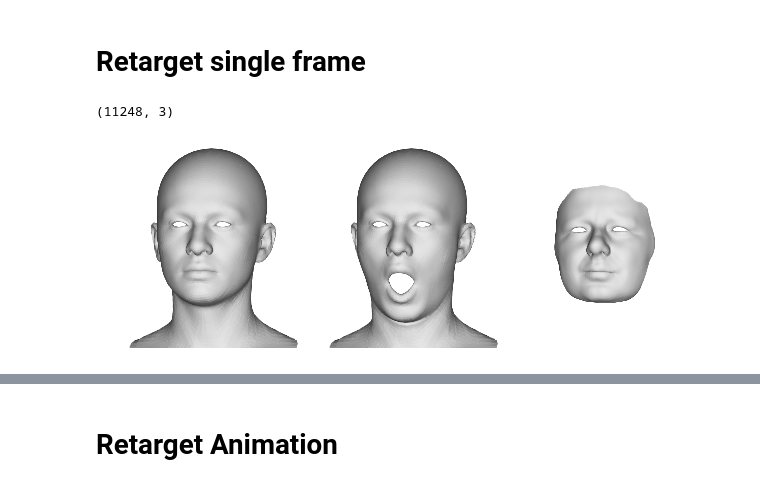
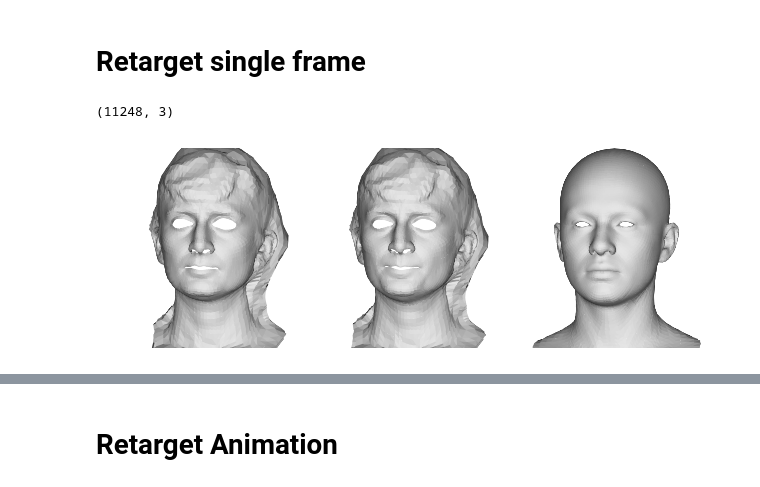
Before and after one commit to chacorp/PDB, a Jupyter notebook: notebook/NFS_inference.ipynb, the cells around one changed output, grey strips where cells are left out. Cells and saved outputs as stored; diff of their text form; code cells hidden in the pictures.

```diff
--- a/notebook/NFS_inference.ipynb
+++ b/notebook/NFS_inference.ipynb
@@ -71,42 +75,102 @@ ict_tri = ict_face_model.get_mesh()
 
 ## flame
 flame_tri = trimesh.load(f'{__abs_path__}/test-mesh/flame_final_transformed.obj', process=False, maintain_order=True)
+
+## head mesh
+flame_tri = trimesh.load(f'{__abs_path__}/test-mesh/head-reference.obj', process=False, maintain_order=True)
+flame_tri.vertices = flame_tri.vertices*0.092 + np.array([0,-0.18,0])
+
+## mf
+with open(f"/data/sihun/pca/multiface_align/mf_templates.pkl",'rb') as f:
+    mesh = pickle.load(f)
+mesh_list = [idname for idname in mesh.keys() if idname!='face']
+# mesh_v = mesh[mesh_list[-1]]
+# mesh_v = mesh[mesh_list[2]]
+mesh_v = mesh[mesh_list[-2]]
+# mesh_v = mesh[mesh_list[0]]
+mf_tri=trimesh.Trimesh(vertices=mesh_v,faces=mesh['face'])
+mesh_v = mesh[mesh_list[-1]]
+mf_tri_test=trimesh.Trimesh(vertices=mesh_v,faces=mesh['face'])
 
 BIWI_SELECT_MESH=0
 # BIWI_SELECT_MESH=12
 biwi_trimesh = trimesh.load(f'{__abs_path__}/test-mesh/BIWI.ply')
 with open(f'{__abs_path__}/test-mesh/biwi_templates.pkl', 'rb') as f:
     mesh = pickle.load(f)
 mesh_list = [idname for idname in mesh.keys() if idname!='face']
 mesh_v = mesh[mesh_list[BIWI_SELECT_MESH]]
 m_align = np.load(f'{__abs_path__}/utils/biwi/align.npy')
 mesh_v = np.concatenate((mesh_v,np.ones((mesh_v.shape[0],1))), axis=1) @ m_align.T
 biwi_trimesh.vertices=mesh_v
 
+
 ## ICT random expression
 bs_coeff = np.eye(53)[26]
-vertices = torch.from_numpy(ict_tri.vertices + ict_face_model.get_exp_disp(bs_coeff))
-src_mesh = ict_tri
 
-#tgt_mesh = flame_tri
-tgt_mesh = biwi_trimesh
+## ICT load animation capture
+# vertices = torch.from_numpy(ict_tri.vertices + ict_face_model.get_exp_disp(bs_coeff))
+# paths_GT = sorted(glob('/source/sihun/NeuralFacialAnimation/eval_CBD/GT-ict-cap_test-to-ict-cap_test_00/*.npy'))
+# paths_GT = sorted(glob('/source/sihun/NeuralFacialAnimation/eval_CBD/GT-ict-cap_test-to-ict-cap_test_01/*.npy'))
+# vertices = np.stack([np.load(npy_path).squeeze() for npy_path in paths_GT])
+# src_mesh.vertices=vertices[0]
+
+# anim_coeffs = np.load('/source/sihun/NeuralFacialAnimation/_cap/20240318_MySlate_922_exp_coeffs.npy')
+# # anim_coeffs = np.load('/source/sihun/NeuralFacialAnimation/_cap/20240325_MySlate_924_exp_coeffs.npy')
+# vertices = np.stack([
+#     ict_tri.vertices+ict_face_model.get_exp_disp(anim_coeff).squeeze() for anim_coeff in anim_coeffs
+# ])
+# print(f"animation length: {vertices.shape[0]}")
+
+# src_mesh = ict_tri
+
+# # tgt_mesh = flame_tri
+# tgt_mesh = mf_tri_test
+
+
+
+paths_GT = sorted(glob.glob('/source/sihun/NeuralFacialAnimation/eval_CBD/GT-mf_ROM_test-to-mf_ROM_test/*.npy'))
+src_mesh=mf_tri_test
+# vertices = np.load(paths_GT[6638]).squeeze()[None]
+vertices = np.stack([np.load(npy_path).squeeze() for npy_path in paths_GT])
+# # vertices=vertices[6000:7000]
+# # vertices = np.load(paths_GT[8404]).squeeze()
+tgt_mesh = ict_tri
+
+
+# # tgt_scale = 0.6
+# # tgt_trns  = np.array([0,0.05,0])
+# tgt_scale = 1.0
+# tgt_trns  = np.array([0,0.1,0])
+
+
+# tgt_mesh = flame_tri
+
+
 
 
 print(ict_tri.vertices.shape)
 
 M_SCALE = 0.68
-v_list=[ src_mesh.vertices, vertices[0], tgt_mesh.vertices ]
-f_list=[ src_mesh.faces, src_mesh.faces, tgt_mesh.faces ]
+v_list=[
+    src_mesh.vertices,
+    vertices[0],
+    tgt_mesh.vertices
+]
+f_list=[
+    src_mesh.faces,
+    src_mesh.faces,
+    tgt_mesh.faces
+]
 SIZE=2
 v_list=[v * M_SCALE for v in v_list]
 
 plot_image_array(
     v_list, f_list,
     rot_list=[[0,-10,0]]*len(v_list),
     size=SIZE, bg_black=False, mode='shade',
     logdir=f"_tmp/train",
     name=f"test", save=False
 )
 # %% [output]
 (11248, 3)
-[figure, old version]
+[figure, new version]
```
Also changed, not shown: parts of 14 cells of this notebook, 6 other files.
